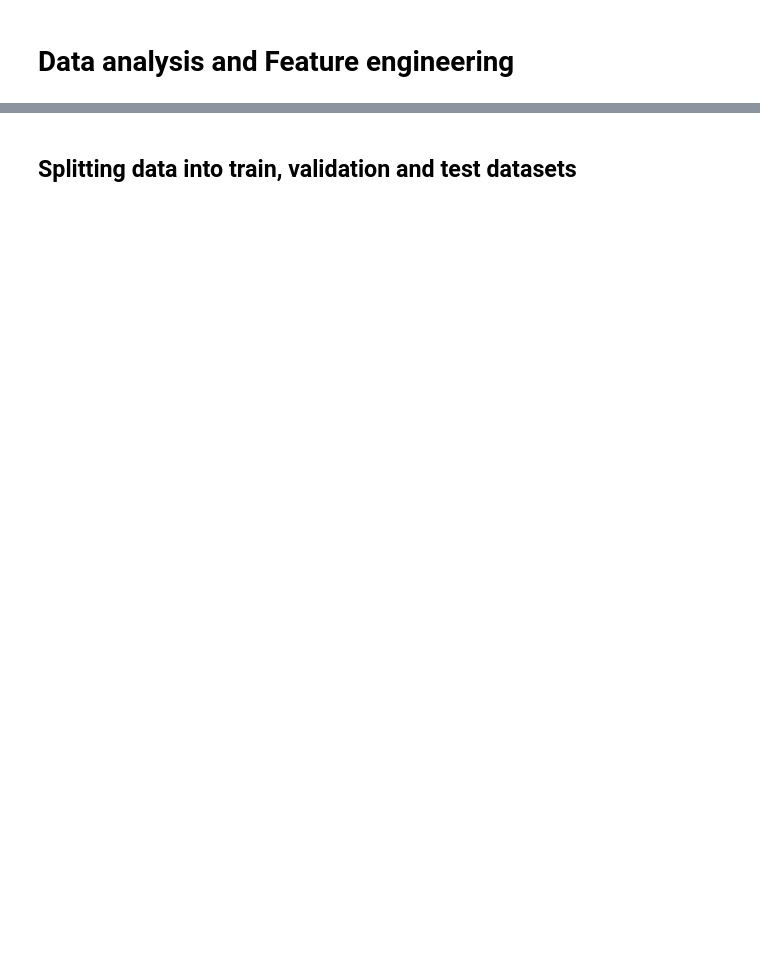
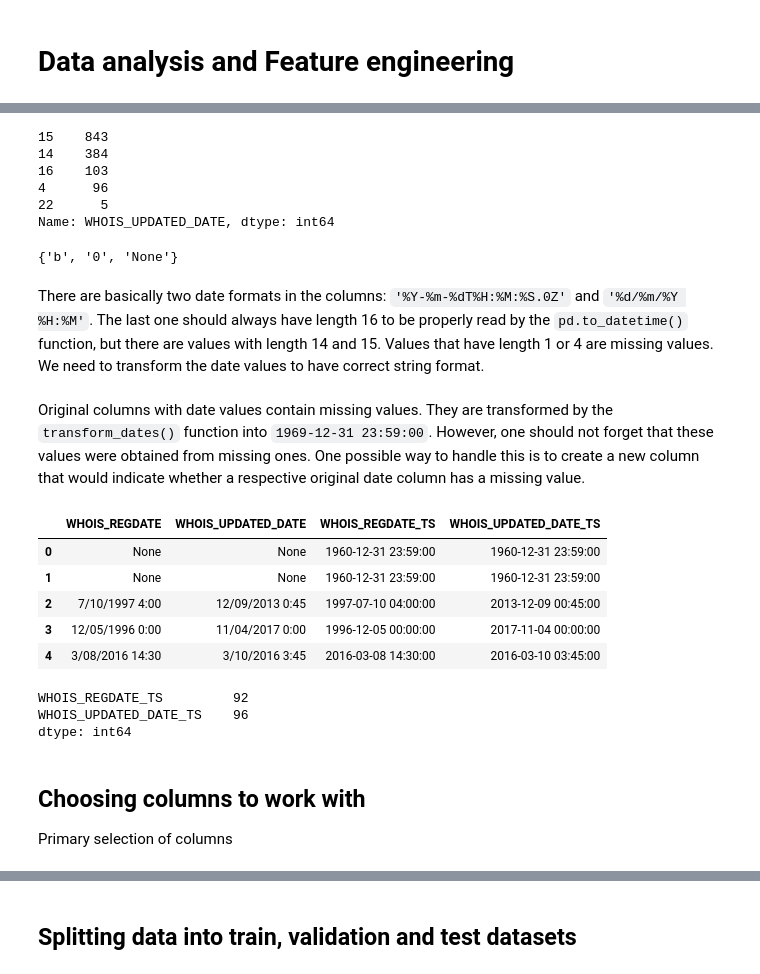
Before and after one commit to Jonkil/ML-project-2021-ESIEE, a Jupyter notebook: notebook_2.ipynb, the cells around one changed output, grey strips where cells are left out. Saved outputs shown, nothing was run; the diff lists cells and outputs as text; code cells hidden in the pictures; blank space fills up the shorter version.

```diff
--- a/notebook_2.ipynb
+++ b/notebook_2.ipynb
@@ -248,33 +211,0 @@ sns.pairplot(df_train, hue='Type')
-# %%
-# source:
-# https://www.kaggle.com/evgenyparenchenkov/svm-catboost-and-a-couple-of-new-features
-
-REGDATE_TS = []
-for date in df_train.WHOIS_REGDATE.values:
-    if date not in ['None', 'b', '0']:
-        try:
-            REGDATE_TS.append(int(datetime.strptime(
-                date, '%d/%m/%Y %H:%M').timestamp()))
-        except ValueError:
-            REGDATE_TS.append(int(datetime.strptime(
-                date, '%Y-%m-%dT%H:%M:%S.0Z').timestamp()))
-    else:
-        REGDATE_TS.append(-1) # should be addressed to as a missing value
-
-UPD_TS = []
-for date in df_train.WHOIS_UPDATED_DATE.values:
-    if date not in ['None', 'b', '0']:
-        try:
-            UPD_TS.append(int(datetime.strptime(
-                date, '%d/%m/%Y %H:%M').timestamp()))
-        except ValueError:
-            UPD_TS.append(int(datetime.strptime(
-                date, '%Y-%m-%dT%H:%M:%S.0Z').timestamp()))
-    else:
-        UPD_TS.append(-1) # should be addressed to as a missing value
-
-df_train['WHOIS_REGDATE_TS_INT'] = REGDATE_TS
-df_train['WHOIS_UPD_TS_INT'] = UPD_TS
-# df_train = df_train.drop(columns=['WHOIS_REGDATE', 'WHOIS_UPDATED_DATE']) # dropping original string features
-df_train['WHOIS_REGDATE_TS'] = df_train['WHOIS_REGDATE_TS_INT'].apply(pd.to_datetime)
-df_train['WHOIS_UPD_TS'] = df_train['WHOIS_UPD_TS_INT'].apply(pd.to_datetime)
@@ -316,0 +234,17 @@ df_train.corr()
+# %%
+df_train['WHOIS_UPDATED_DATE'].apply(lambda x: len(x)).value_counts()
+# %% [output]
+15    843
+14    384
+16    103
+4      96
+22      5
+Name: WHOIS_UPDATED_DATE, dtype: int64
+# %%
+non_date_values = set([s for s in df_train.WHOIS_REGDATE.values if len(s)<6])
+non_date_values = non_date_values.union(set([s for s in df_train.WHOIS_UPDATED_DATE.values if len(s)<6]))
+print(non_date_values)
+# %% [output]
+{'b', '0', 'None'}
+# %% [markdown]
+There are basically two date formats in the columns: `'%Y-%m-%dT%H:%M:%S.0Z'` and `'%d/%m/%Y %H:%M'`. The last one should always have length 16 to be properly read by the `pd.to_datetime()` function, but there are values with length 14 and 15. Values that have length 1 or 4 are missing values. We need to transform the date values to have correct string format.
@@ -316,0 +288,24 @@ df_train.corr()
+# %% [markdown]
+Original columns with date values contain missing values. They are transformed by the `transform_dates()` function into `1969-12-31 23:59:00`. However, one should not forget that these values were obtained from missing ones. One possible way to handle this is to create a new column that would indicate whether a respective original date column has a missing value.
+# %%
+# having a look at theoriginal and modified date columns
+date_cols = ['WHOIS_REGDATE', 'WHOIS_UPDATED_DATE','WHOIS_REGDATE_TS', 'WHOIS_UPDATED_DATE_TS']
+df_train[date_cols].head()
+# %% [output]
+|  | WHOIS_REGDATE | WHOIS_UPDATED_DATE | WHOIS_REGDATE_TS | WHOIS_UPDATED_DATE_TS |
+| 0 | None | None | 1960-12-31 23:59:00 | 1960-12-31 23:59:00 |
+| 1 | None | None | 1960-12-31 23:59:00 | 1960-12-31 23:59:00 |
+| 2 | 7/10/1997 4:00 | 12/09/2013 0:45 | 1997-07-10 04:00:00 | 2013-12-09 00:45:00 |
+| 3 | 12/05/1996 0:00 | 11/04/2017 0:00 | 1996-12-05 00:00:00 | 2017-11-04 00:00:00 |
+| 4 | 3/08/2016 14:30 | 3/10/2016 3:45 | 2016-03-08 14:30:00 | 2016-03-10 03:45:00 |
+# %%
+# number of missing values in the date columns
+# these should be taken into account as well
+(df_train[['WHOIS_REGDATE_TS','WHOIS_UPDATED_DATE_TS']] == '1960-12-31 23:59:00').sum()
+# %% [output]
+WHOIS_REGDATE_TS         92
+WHOIS_UPDATED_DATE_TS    96
+dtype: int64
+# %% [markdown]
+## Choosing columns to work with
+Primary selection of columns
```
Also changed, not shown: parts of 26 cells of this notebook, 1 other file.
